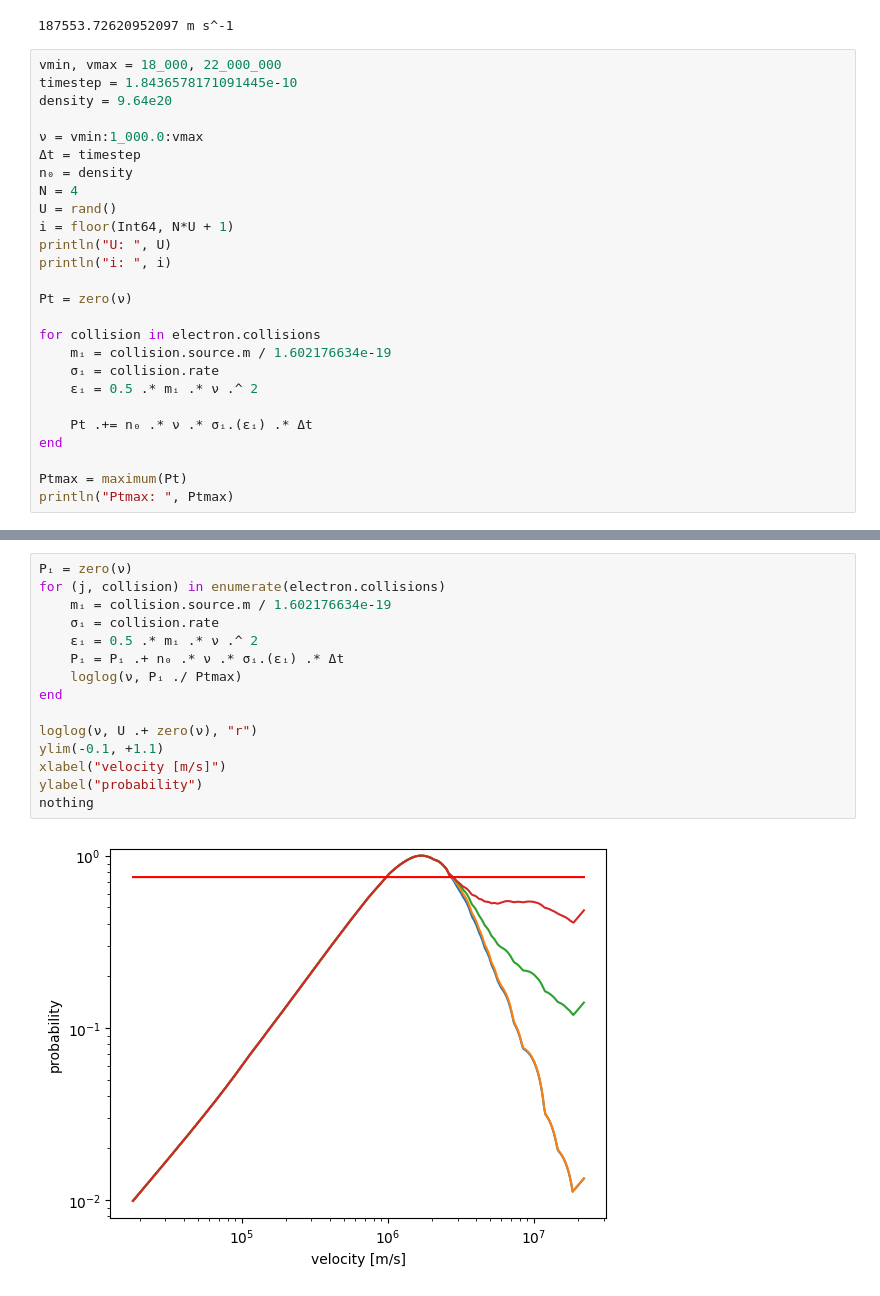
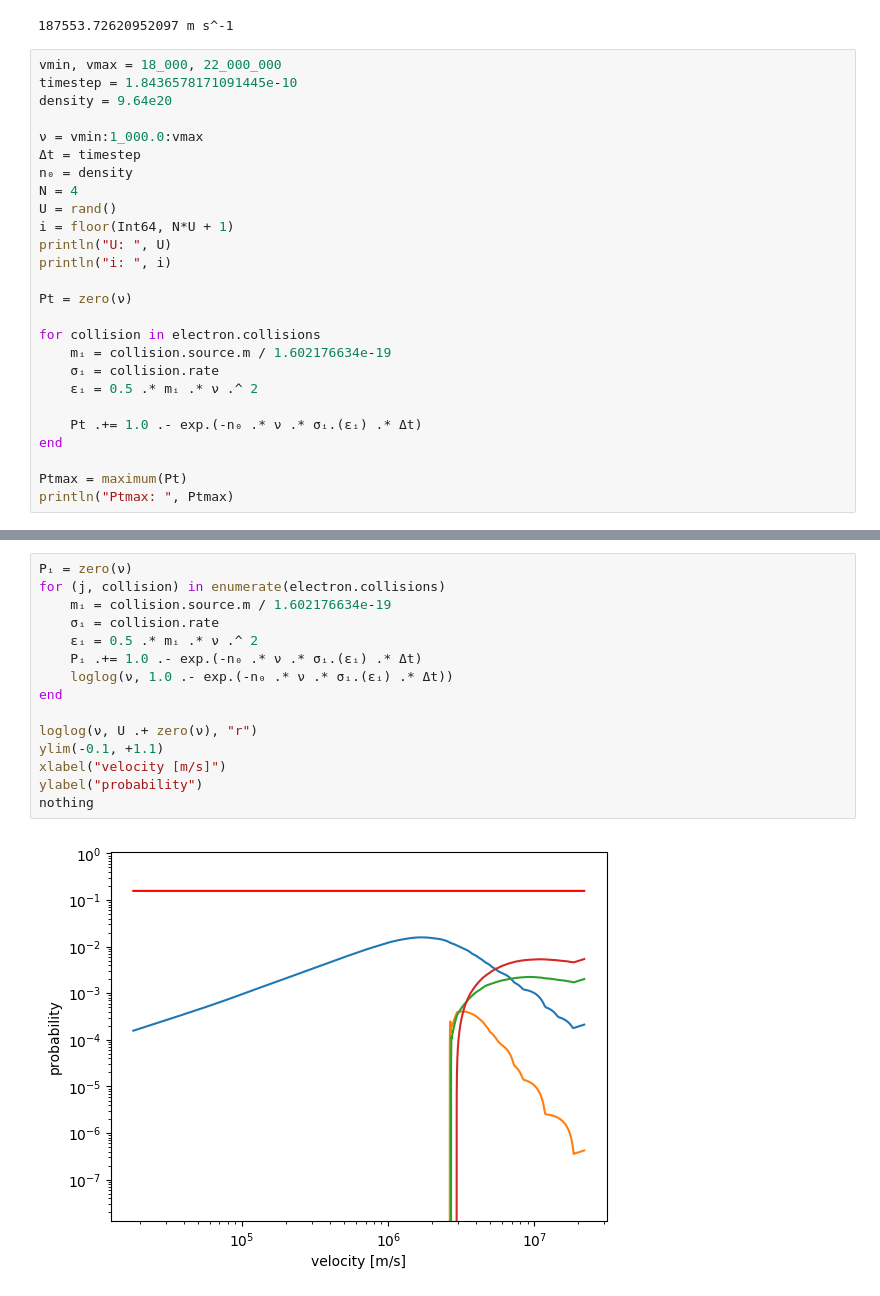
Before and after one commit to bchaber/iskra, a Jupyter notebook: docs/nanbu-scratchbook.ipynb, the cells around one changed output, grey strips where cells are left out. Cells and saved outputs as stored; diff of their text form.

```diff
--- a/docs/nanbu-scratchbook.ipynb
+++ b/docs/nanbu-scratchbook.ipynb
@@ -71,7 +85,7 @@ for collision in electron.collisions
 	σᵢ = collision.rate
 	εᵢ = 0.5 .* mᵢ .* ν .^ 2
 
-    Pt .+= n₀ .* ν .* σᵢ.(εᵢ) .* Δt
+    Pt .+= 1.0 .- exp.(-n₀ .* ν .* σᵢ.(εᵢ) .* Δt)
 end
 
 Ptmax = maximum(Pt)
@@ -83,20 +97,20 @@ Ptmax: 0.015955899016685586
 # %%
 Pᵢ = zero(ν)
 for (j, collision) in enumerate(electron.collisions)
 	mᵢ = collision.source.m / 1.602176634e-19
 	σᵢ = collision.rate
 	εᵢ = 0.5 .* mᵢ .* ν .^ 2
-	Pᵢ = Pᵢ .+ n₀ .* ν .* σᵢ.(εᵢ) .* Δt
-    loglog(ν, Pᵢ ./ Ptmax)
+	Pᵢ .+= 1.0 .- exp.(-n₀ .* ν .* σᵢ.(εᵢ) .* Δt)
+    loglog(ν, 1.0 .- exp.(-n₀ .* ν .* σᵢ.(εᵢ) .* Δt))
 end
 
 loglog(ν, U .+ zero(ν), "r")
 ylim(-0.1, +1.1)
 xlabel("velocity [m/s]")
 ylabel("probability")
 nothing
 # %% [output]
-[figure, old version]
+[figure, new version]
 # %%
 for (j, collision) in enumerate(electron.collisions)
 	mᵢ = collision.source.m / 1.602176634e-19
```
Also changed, not shown: parts of 8 cells of this notebook.
